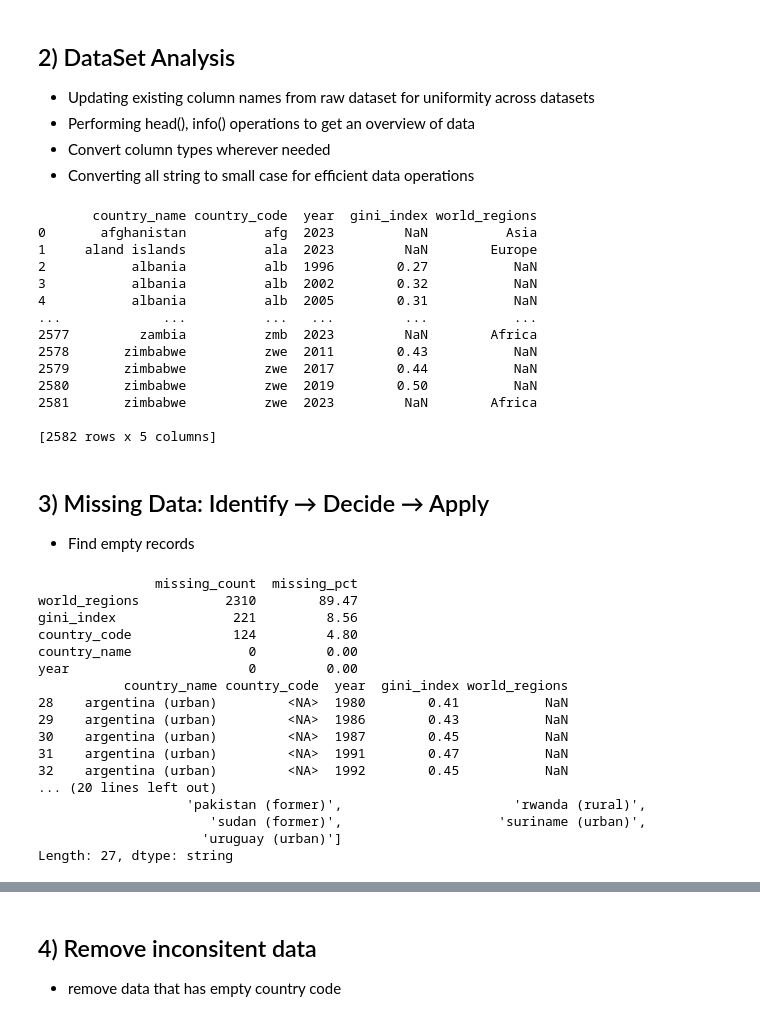
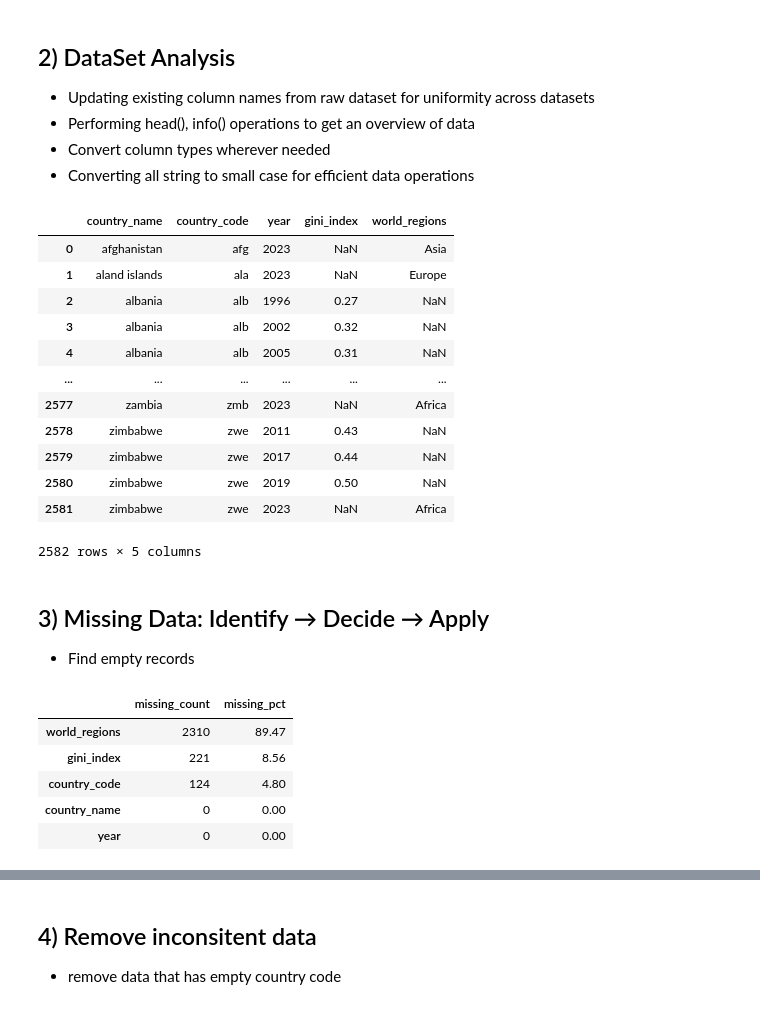
Before and after one commit to SivaneshN/RCA_Tools_And_Methods, a Jupyter notebook: notebooks/clean_gini_index_data.ipynb, the cells around one changed output, grey strips where cells are left out. Saved outputs shown, nothing was run; the diff lists cells and outputs as text; code cells hidden in the pictures.

Commit message:
correlation and cleaning
performed the correlation for intentional death and gini index

```diff
--- a/notebooks/clean_gini_index_data.ipynb
+++ b/notebooks/clean_gini_index_data.ipynb
@@ -47,31 +45,30 @@ None
 # %%
 df.columns = ["country_name","country_code","year","gini_index","world_regions"]
 
 df["country_name"] = df["country_name"].astype("string")
 df["country_code"] = df["country_code"].astype("string")
 
 df["country_name"] = df["country_name"].str.lower()
 df["country_code"] = df["country_code"].str.lower()
 df["gini_index"] = df["gini_index"].round(2)
 
-#print(df.head())           #shows first 5 records with header
-#print(df.info())            #gives information about the column names along with their datatypes
-print(df)                   #shows first 5 and last 5 data from datasets
+#df.head()           #shows first 5 records with header
+#df.info()            #gives information about the column names along with their datatypes
+df                   #shows first 5 and last 5 data from datasets
 # %% [output]
+|  | country_name | country_code | year | gini_index | world_regions |
+| 0 | afghanistan | afg | 2023 | NaN | Asia |
+| 1 | aland islands | ala | 2023 | NaN | Europe |
+| 2 | albania | alb | 1996 | 0.27 | NaN |
+| 3 | albania | alb | 2002 | 0.32 | NaN |
+| 4 | albania | alb | 2005 | 0.31 | NaN |
+| ... | ... | ... | ... | ... | ... |
+| 2577 | zambia | zmb | 2023 | NaN | Africa |
+| 2578 | zimbabwe | zwe | 2011 | 0.43 | NaN |
+| 2579 | zimbabwe | zwe | 2017 | 0.44 | NaN |
+| 2580 | zimbabwe | zwe | 2019 | 0.50 | NaN |
+| 2581 | zimbabwe | zwe | 2023 | NaN | Africa |
-       country_name country_code  year  gini_index world_regions
-0       afghanistan          afg  2023         NaN          Asia
-1     aland islands          ala  2023         NaN        Europe
-2           albania          alb  1996        0.27           NaN
-3           albania          alb  2002        0.32           NaN
-4           albania          alb  2005        0.31           NaN
-...             ...          ...   ...         ...           ...
-2577         zambia          zmb  2023         NaN        Africa
-2578       zimbabwe          zwe  2011        0.43           NaN
-2579       zimbabwe          zwe  2017        0.44           NaN
-2580       zimbabwe          zwe  2019        0.50           NaN
-2581       zimbabwe          zwe  2023         NaN        Africa
-
-[2582 rows x 5 columns]
+2582 rows × 5 columns
 # %% [markdown]
 ## 3) Missing Data: Identify → Decide → Apply
 - Find empty records
@@ -80,37 +77,12 @@ print(df)                   #shows first 5 and last 5 data from datasets
 missing_counts = df.isnull().sum().sort_values(ascending=False)
 missing_pct = (missing_counts / len(df) * 100).round(2)
 missing_report = pd.DataFrame({"missing_count": missing_counts, "missing_pct": missing_pct})
-print(missing_report)
 
-# show the missing rows
-
-bool_series = pd.isnull(df["country_code"])
-missing_country_code_data = df[bool_series]
-#print(missing_country_code_data)
-
-unique_countries = df['country_name'].unique()
-unique_country_code = df['country_code'].unique()
-
-#print(unique_countries)
-#print(unique_country_code)
-
-print(missing_country_code_data)
-print(missing_country_code_data["country_name"].unique())
+missing_report
 # %% [output]
-               missing_count  missing_pct
-world_regions           2310        89.47
-gini_index               221         8.56
-country_code             124         4.80
-country_name               0         0.00
-year                       0         0.00
-           country_name country_code  year  gini_index world_regions
-28    argentina (urban)         <NA>  1980        0.41           NaN
-29    argentina (urban)         <NA>  1986        0.43           NaN
-30    argentina (urban)         <NA>  1987        0.45           NaN
-31    argentina (urban)         <NA>  1991        0.47           NaN
-32    argentina (urban)         <NA>  1992        0.45           NaN
-... (20 lines left out)
-                   'pakistan (former)',                      'rwanda (rural)',
-                      'sudan (former)',                    'suriname (urban)',
-                     'uruguay (urban)']
-Length: 27, dtype: string
+|  | missing_count | missing_pct |
+| world_regions | 2310 | 89.47 |
+| gini_index | 221 | 8.56 |
+| country_code | 124 | 4.80 |
+| country_name | 0 | 0.00 |
+| year | 0 | 0.00 |
```
Also changed, not shown: parts of 7 cells of this notebook, 3 other files.
